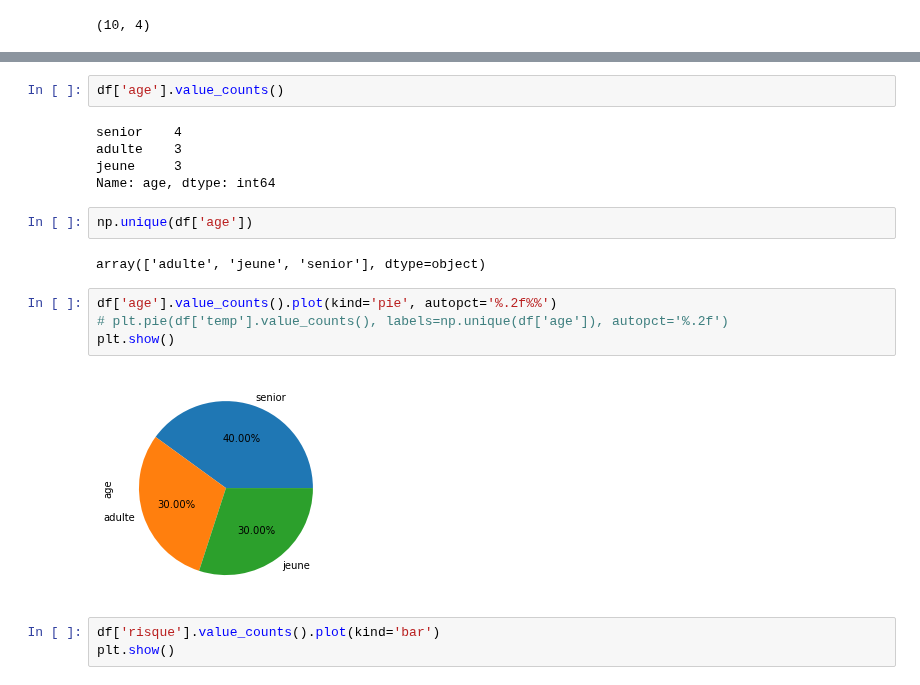
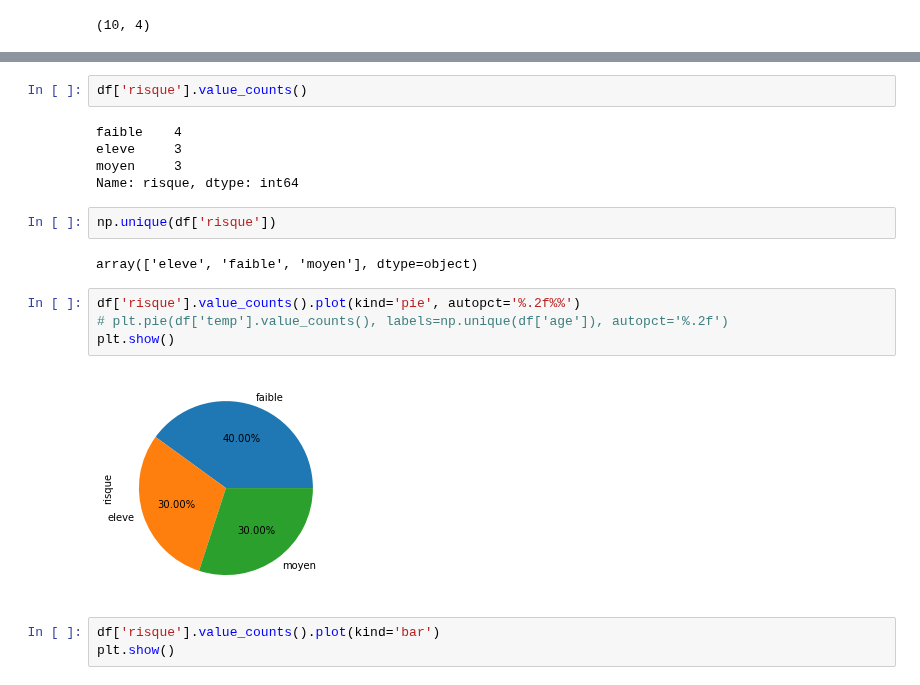
Before and after one commit to GitTeaching/My-Courses, a Jupyter notebook: S2/Data-Mining/Série_TP_4.ipynb, the cells around one changed output, grey strips where cells are left out. Drawn from its saved outputs; the diff is of its cells as text.

```diff
--- a/S2/Data-Mining/Série_TP_4.ipynb
+++ b/S2/Data-Mining/Série_TP_4.ipynb
@@ -67,21 +81,21 @@ df.describe()
 | freq | 4 | 5 | 5 | 4 |
 # %%
-df['age'].value_counts()
+df['risque'].value_counts()
 # %% [output]
-senior    4
-adulte    3
-jeune     3
-Name: age, dtype: int64
+faible    4
+eleve     3
+moyen     3
+Name: risque, dtype: int64
 # %%
-np.unique(df['age'])
+np.unique(df['risque'])
 # %% [output]
-array(['adulte', 'jeune', 'senior'], dtype=object)
+array(['eleve', 'faible', 'moyen'], dtype=object)
 # %%
-df['age'].value_counts().plot(kind='pie', autopct='%.2f%%')
+df['risque'].value_counts().plot(kind='pie', autopct='%.2f%%')
 # plt.pie(df['temp'].value_counts(), labels=np.unique(df['age']), autopct='%.2f')
 plt.show()
 # %% [output]
-[figure, old version]
+[figure, new version]
 # %%
 df['risque'].value_counts().plot(kind='bar')
 plt.show()
```
Also changed, not shown: parts of 53 cells of this notebook.
